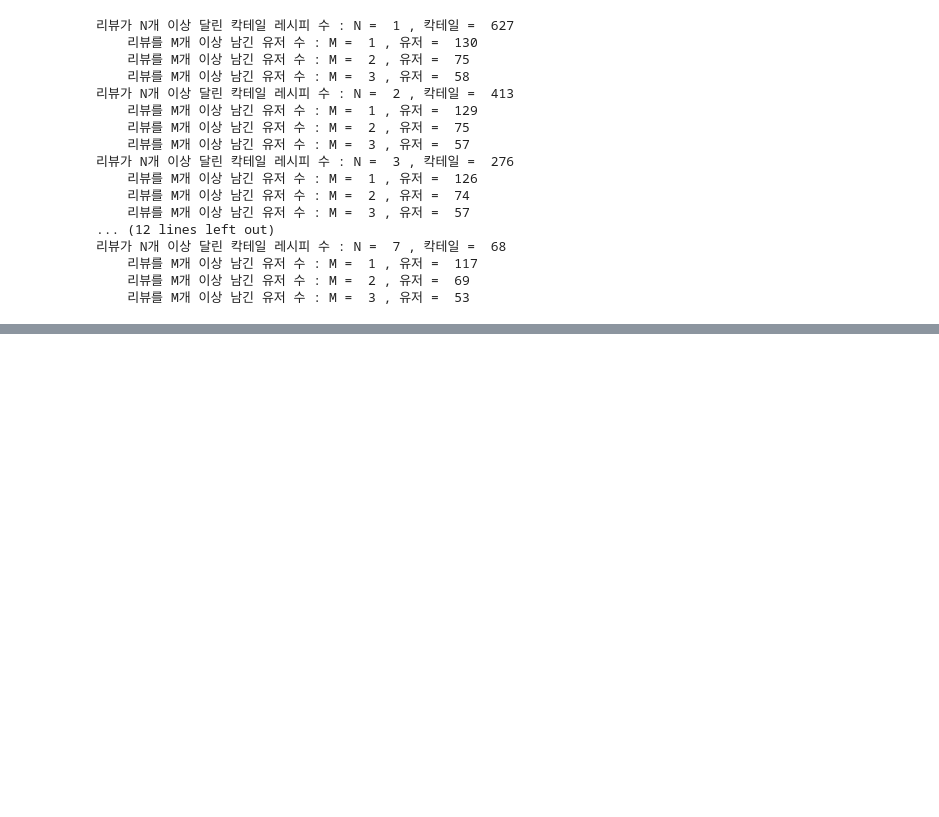
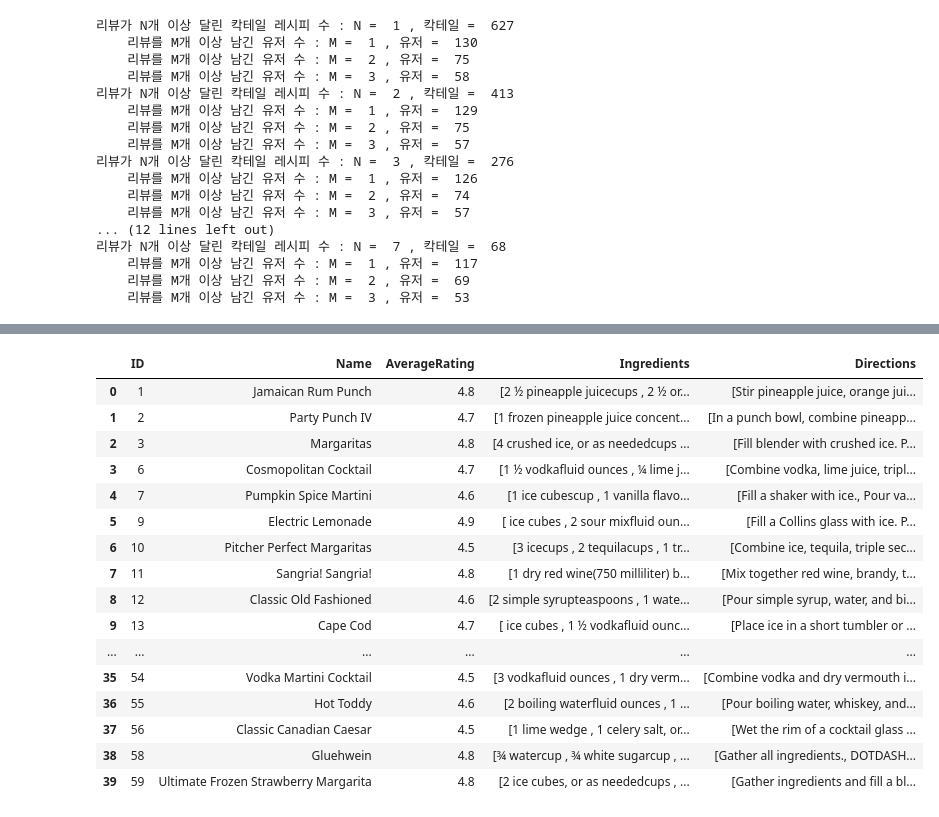
Before and after one commit to PRADA-1541/PRADA_AI, a Jupyter notebook: Codes/EDA/eda.ipynb, the cells around one changed output, grey strips where cells are left out. Saved outputs shown, nothing was run; the diff lists cells and outputs as text; code cells hidden in the pictures; blank space fills up the shorter version.

```diff
--- a/Codes/EDA/eda.ipynb
+++ b/Codes/EDA/eda.ipynb
@@ -144,0 +276,38 @@ len(cocktail_list)
+# %%
+# 각 조건별로 Cocktail List 보기
+review_count_threshold = 10  # 2-> 413, 3-> 276, 4-> 188
+cocktail_list = df.groupby('Cocktail').count()['Review'][df.groupby('Cocktail').count()['Review'] >= review_count_threshold].index
+
+cocktail_profiles = pd.read_json(os.path.join(os.path.curdir, '..\\..\\Dataset\\all_recipe_cocktail_profiles.json'), encoding='utf-8')['cocktail_profiles']
+cocktail_profiles = pd.DataFrame({'ID': [x['ID'] for x in cocktail_profiles],
+                                    'Name': [x['Name'] for x in cocktail_profiles],
+                                    'AverageRating': [x['AverageRating'] for x in cocktail_profiles],
+                                    #'Description': [x['Description'] for x in cocktail_profiles],
+                                    'Ingredients': [x['Ingredients'] for x in cocktail_profiles],
+                                    'Directions': [x['Directions'] for x in cocktail_profiles],
+                                    #Keywords': [x['Keywords'] for x in cocktail_profiles],
+                                })
+cocktail_profiles = cocktail_profiles[cocktail_profiles['ID'].isin(cocktail_list)]
+cocktail_profiles.reset_index(drop=True, inplace=True)
+cocktail_profiles
+
+# JSON 파일로 저장
+cocktail_profiles.to_json(os.path.join(os.path.curdir, '..\\..\\Dataset\\all_recipe_cocktail_profiles_filtered_by_'+str(review_count_threshold)+'.json'), orient='records', force_ascii=False, indent=4)
+# %% [output]
+|  | ID | Name | AverageRating | Ingredients | Directions |
+| 0 | 1 | Jamaican Rum Punch | 4.8 | [2 ½ pineapple juicecups , 2 ½ or... | [Stir pineapple juice, orange jui... |
+| 1 | 2 | Party Punch IV | 4.7 | [1 frozen pineapple juice concent... | [In a punch bowl, combine pineapp... |
+| 2 | 3 | Margaritas | 4.8 | [4 crushed ice, or as neededcups ... | [Fill blender with crushed ice. P... |
+| 3 | 6 | Cosmopolitan Cocktail | 4.7 | [1 ½ vodkafluid ounces , ¼ lime j... | [Combine vodka, lime juice, tripl... |
+| 4 | 7 | Pumpkin Spice Martini | 4.6 | [1 ice cubescup , 1 vanilla flavo... | [Fill a shaker with ice., Pour va... |
+| 5 | 9 | Electric Lemonade | 4.9 | [ ice cubes , 2 sour mixfluid oun... | [Fill a Collins glass with ice. P... |
+| 6 | 10 | Pitcher Perfect Margaritas | 4.5 | [3 icecups , 2 tequilacups , 1 tr... | [Combine ice, tequila, triple sec... |
+| 7 | 11 | Sangria! Sangria! | 4.8 | [1 dry red wine(750 milliliter) b... | [Mix together red wine, brandy, t... |
+| 8 | 12 | Classic Old Fashioned | 4.6 | [2 simple syrupteaspoons , 1 wate... | [Pour simple syrup, water, and bi... |
+| 9 | 13 | Cape Cod | 4.7 | [ ice cubes , 1 ½ vodkafluid ounc... | [Place ice in a short tumbler or ... |
+| ... | ... | ... | ... | ... | ... |
+| 35 | 54 | Vodka Martini Cocktail | 4.5 | [3 vodkafluid ounces , 1 dry verm... | [Combine vodka and dry vermouth i... |
+| 36 | 55 | Hot Toddy | 4.6 | [2 boiling waterfluid ounces , 1 ... | [Pour boiling water, whiskey, and... |
+| 37 | 56 | Classic Canadian Caesar | 4.5 | [1 lime wedge , 1 celery salt, or... | [Wet the rim of a cocktail glass ... |
+| 38 | 58 | Gluehwein | 4.8 | [¾ watercup , ¾ white sugarcup , ... | [Gather all ingredients., DOTDASH... |
+| 39 | 59 | Ultimate Frozen Strawberry Margarita | 4.8 | [2 ice cubes, or as neededcups , ... | [Gather ingredients and fill a bl... |
```
Also changed, not shown: parts of 7 cells of this notebook, 17 other files.
